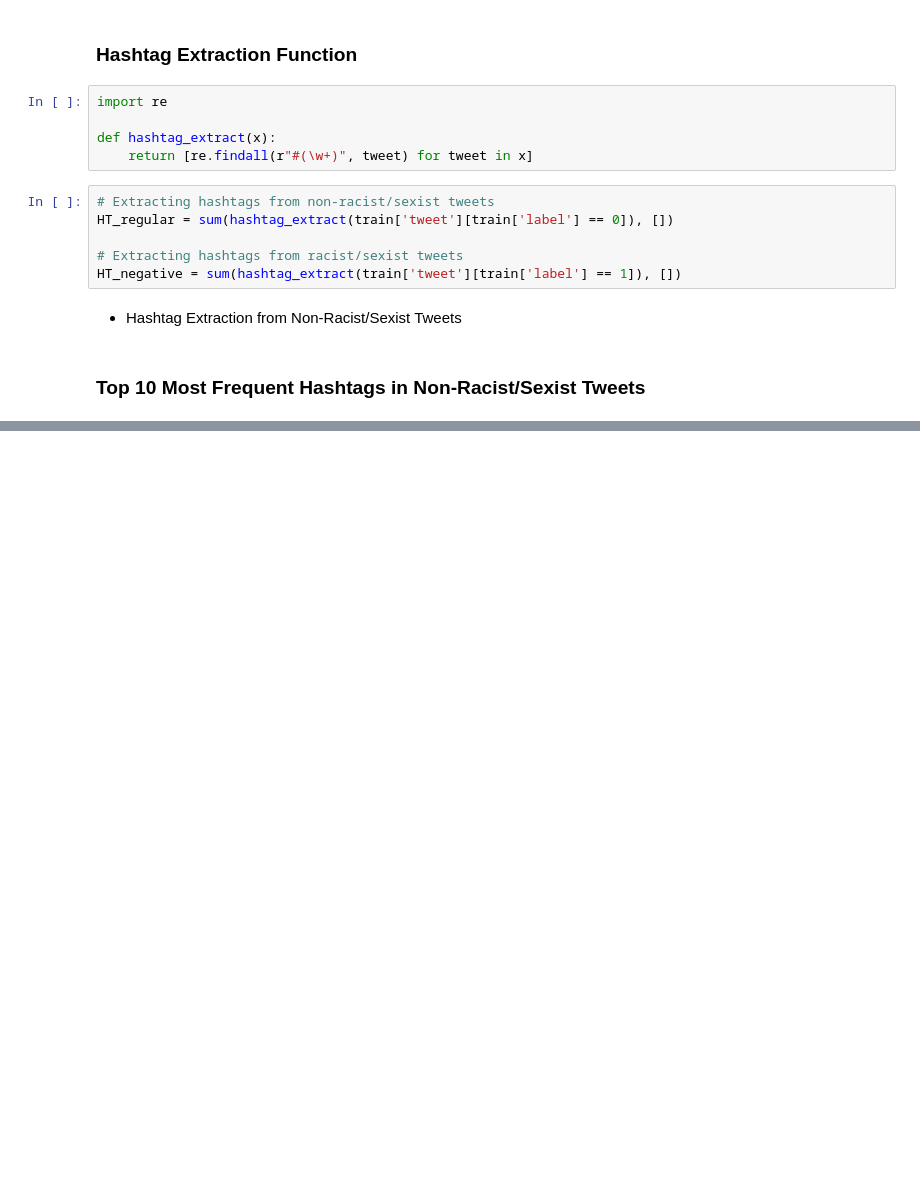
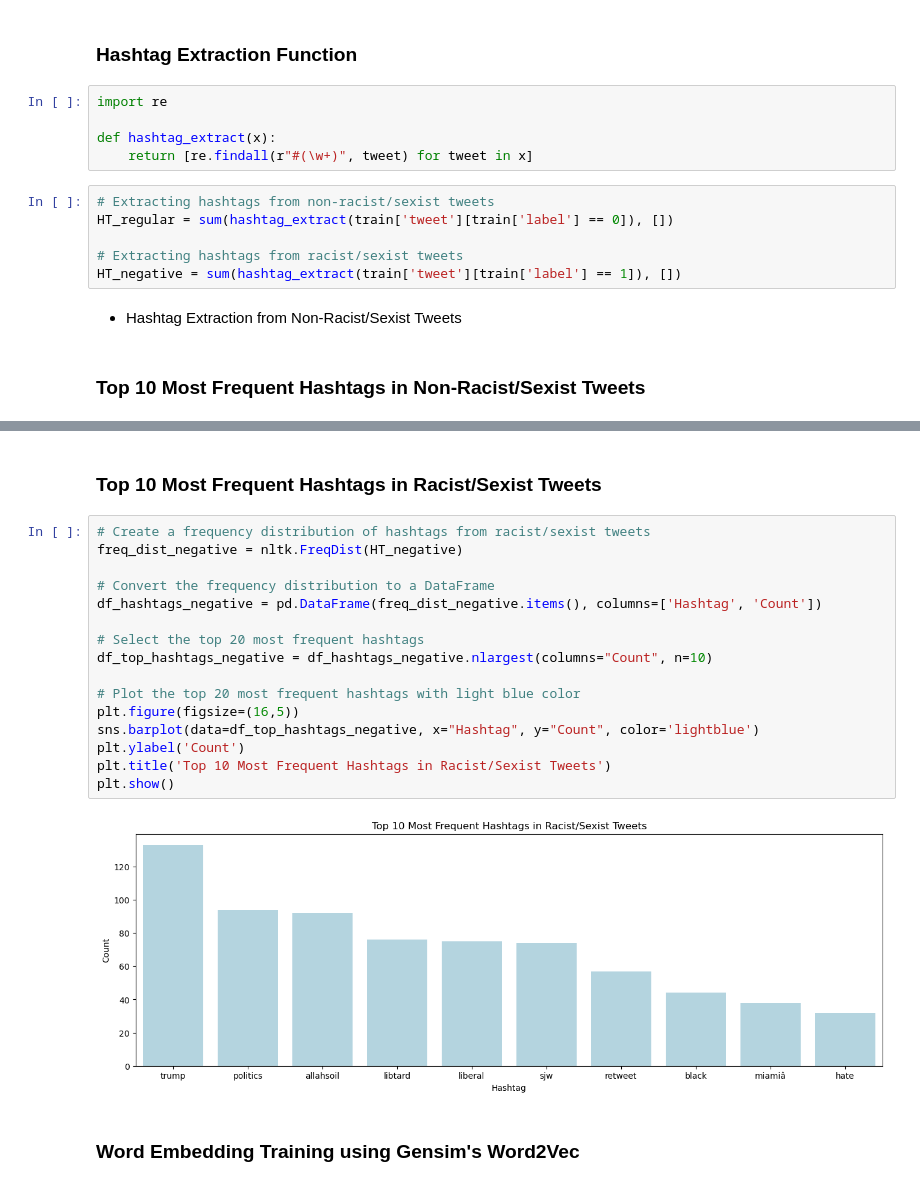
Before and after one commit to kiptochmike/Twitter-Sentiment-Analysis, a Jupyter notebook: twitter_sentiment.ipynb, the cells around one changed output, grey strips where cells are left out. Drawn from its saved outputs; the diff is of its cells as text; blank space fills up the shorter version.

```diff
--- a/twitter_sentiment.ipynb
+++ b/twitter_sentiment.ipynb
@@ -315,0 +317,22 @@ plt.show()
+# %% [markdown]
+### Top 10 Most Frequent Hashtags in Racist/Sexist Tweets
+# %%
+# Create a frequency distribution of hashtags from racist/sexist tweets
+freq_dist_negative = nltk.FreqDist(HT_negative)
+
+# Convert the frequency distribution to a DataFrame
+df_hashtags_negative = pd.DataFrame(freq_dist_negative.items(), columns=['Hashtag', 'Count'])
+
+# Select the top 20 most frequent hashtags
+df_top_hashtags_negative = df_hashtags_negative.nlargest(columns="Count", n=10)
+
+# Plot the top 20 most frequent hashtags with light blue color
+plt.figure(figsize=(16,5))
+sns.barplot(data=df_top_hashtags_negative, x="Hashtag", y="Count", color='lightblue')
+plt.ylabel('Count')
+plt.title('Top 10 Most Frequent Hashtags in Racist/Sexist Tweets')
+plt.show()
+# %% [output]
+[figure, added]
+# %% [markdown]
+### Word Embedding Training using Gensim's Word2Vec
```
Also changed, not shown: parts of 55 cells of this notebook.
